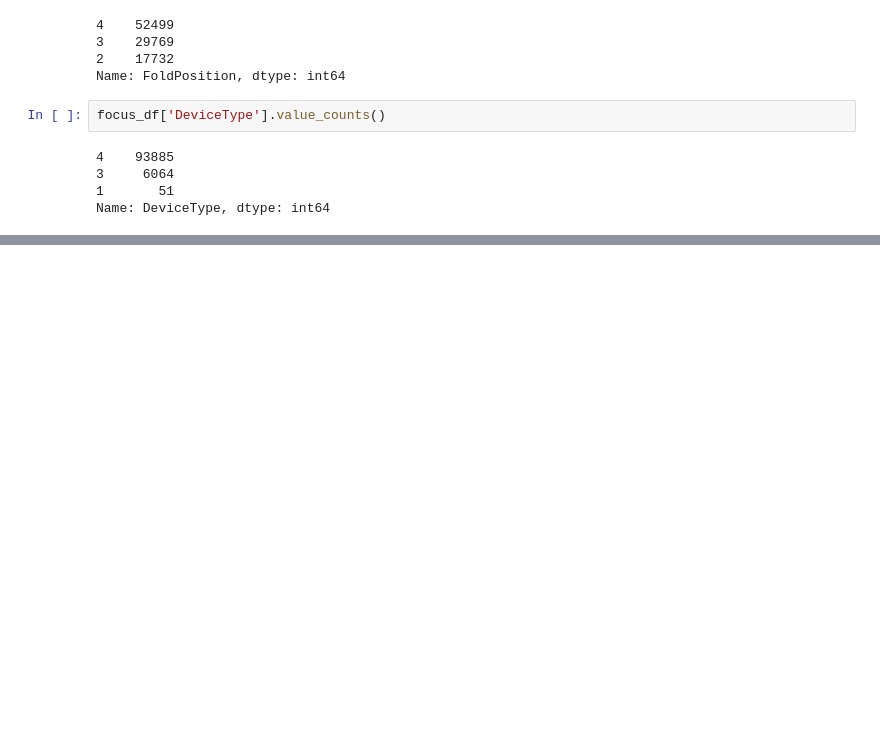
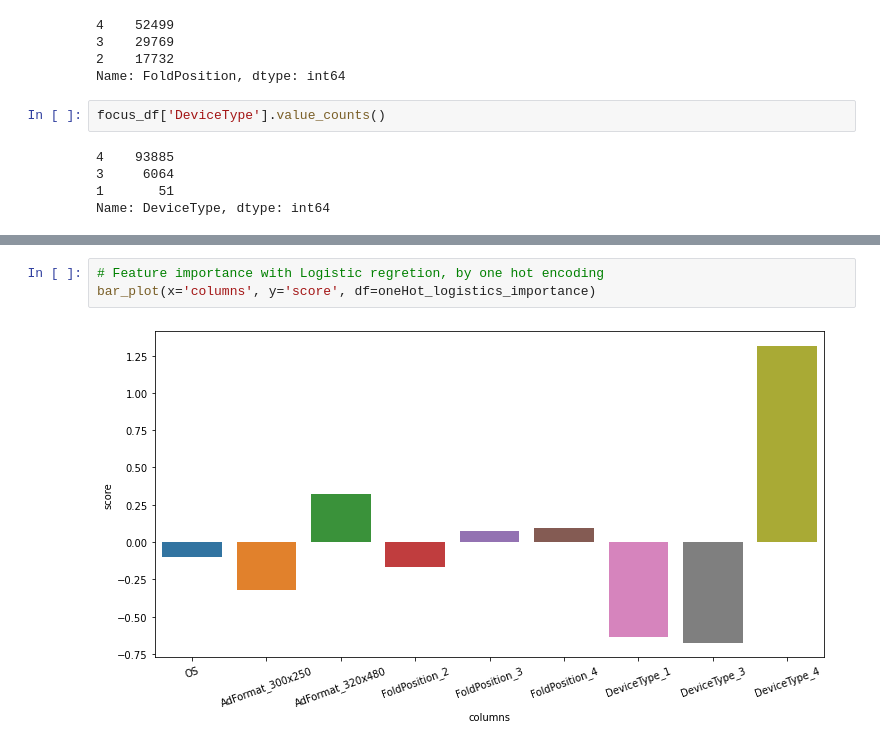
Before and after one commit to NatnaelSisay/adludio-challenge, a Jupyter notebook: notebooks/1_decisiveness_of_catagories_on_engagement.ipynb, the cells around one changed output, grey strips where cells are left out. Drawn from its saved outputs; the diff is of its cells as text; blank space fills up the shorter version.

```diff
--- a/notebooks/1_decisiveness_of_catagories_on_engagement.ipynb
+++ b/notebooks/1_decisiveness_of_catagories_on_engagement.ipynb
@@ -267,0 +282,5 @@ from sklearn.metrics import mutual_info_score
+# %%
+# Feature importance with Logistic regretion, by one hot encoding
+bar_plot(x='columns', y='score', df=oneHot_logistics_importance)
+# %% [output]
+[figure, added]
```
Also changed, not shown: parts of 41 cells of this notebook, 2 other files.
